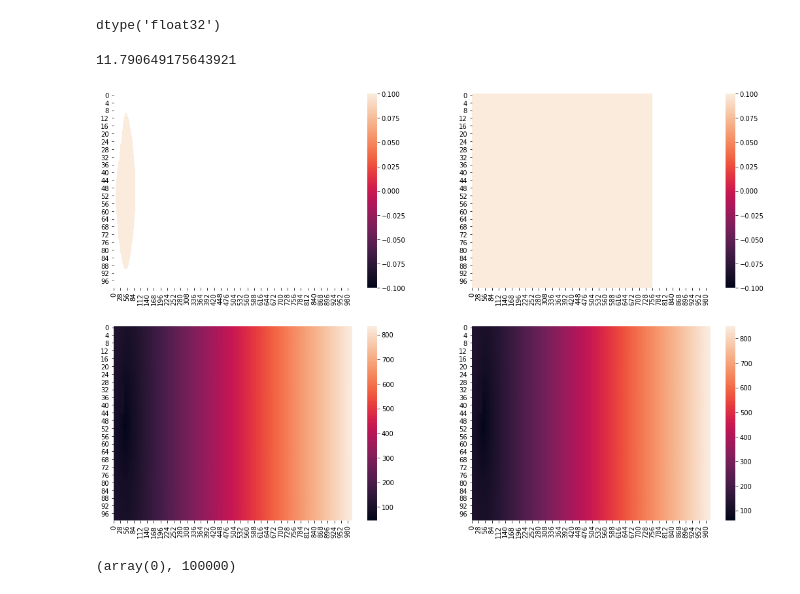
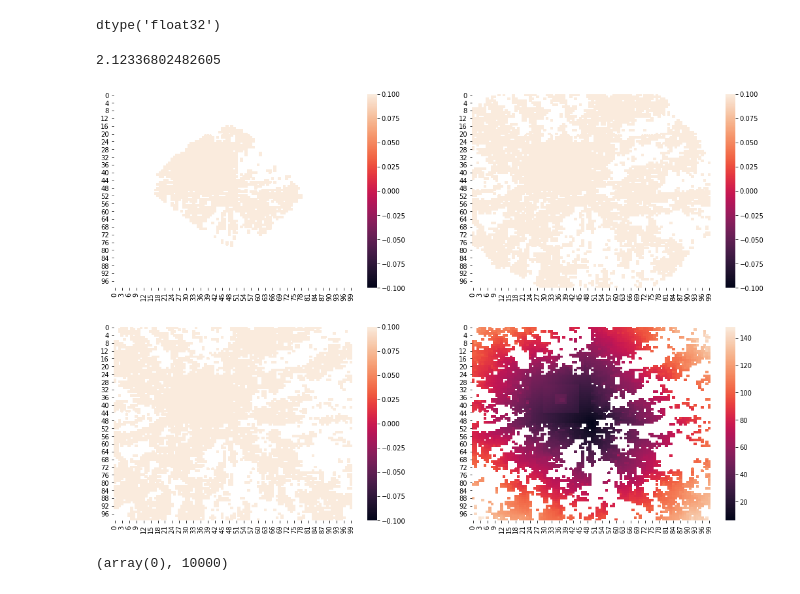
Before and after one commit to adelkaiarullin/shortest-path, a Jupyter notebook: heat.ipynb, the cells around one changed output. Cells and saved outputs as stored; diff of their text form; code cells hidden in the pictures.

```diff
--- a/heat.ipynb
+++ b/heat.ipynb
@@ -15,10 +15,10 @@ device
 # %% [output]
 'cuda'
 # %%
-W = 1000
+W = 100
 H = 100
 N = W * H
-arr = torch.zeros(H, W, device=device, dtype=torch.float32)
+arr = torch.rand(H, W, device=device, dtype=torch.float32) * 10
 arr[25:50, 25:50] = 10# + torch.rand(25, 25) * 10
 arr[30:45, 30:45] = 30
 arr[35:40, 35:40] = 50
@@ -185,7 +186,7 @@ left_edge_v = cotangens[3].view(-1)[left_edge_i]
 # %%
 # cu.cuda.Device(0).use()
 
-main_v = cu.fromDlpack(to_dlpack(main_v))
+main_v = cu.fromDlpack(to_dlpack(main_v + torch.rand_like(main_v)))
 main_i = cu.fromDlpack(to_dlpack(main_i))
 
 upper_edge_v = cu.fromDlpack(to_dlpack(upper_edge_v))
@@ -229,25 +230,25 @@ torch.cuda.empty_cache()
 # %%
 # u = scipy.sparse.linalg.lsqr(M - L, b)
 # u = u[0]
 start = time.time()
 for i in range(4):
-    t = (0.1 +  50 * i)
+    t = (0.1 + i)
     u = scipy.sparse.linalg.lsqr(M - t * L, b)
     u = u[0]
     plt.subplot(2, 2, 1 + i)
     sns.heatmap(cu.asnumpy((-t ** 0.5 * cu.log(u)).reshape(H, W)))
 
 end = time.time()
 end - start
 #     del u
 #     torch.cuda.empty_cache()
 # %% [output]
-11.790649175643921
+2.12336802482605
-[figure, old version]
+[figure, new version]
 # %%
 (u == 0).sum(), u.shape[0]
 # %% [output]
-(array(0), 100000)
+(array(0), 10000)
 # %%
 # _ = plt.hist(cu.asnumpy(u.reshape(H, W).clip(0, 0.1)))
 # %%
```
Also changed, not shown: parts of 19 cells of this notebook.
